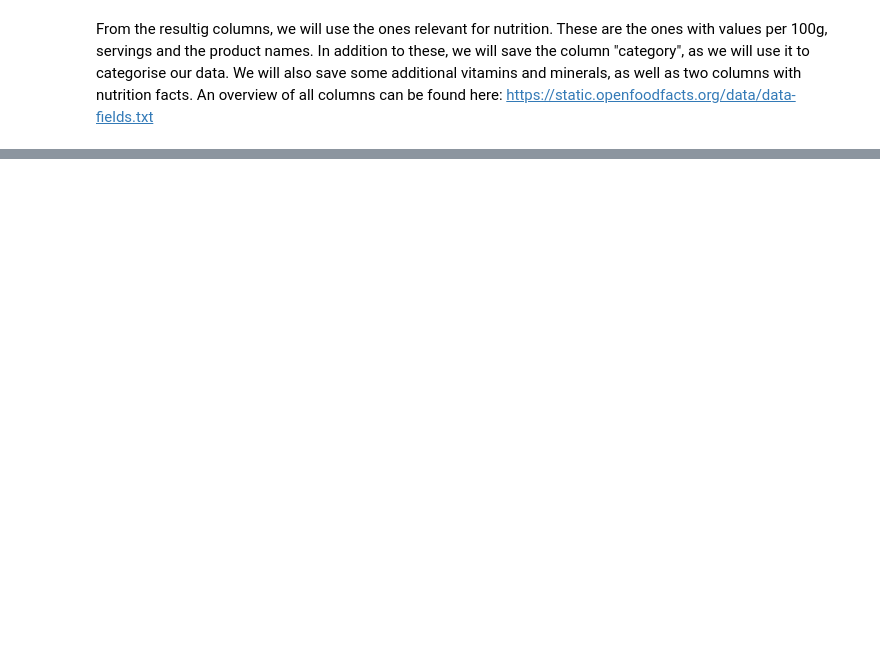
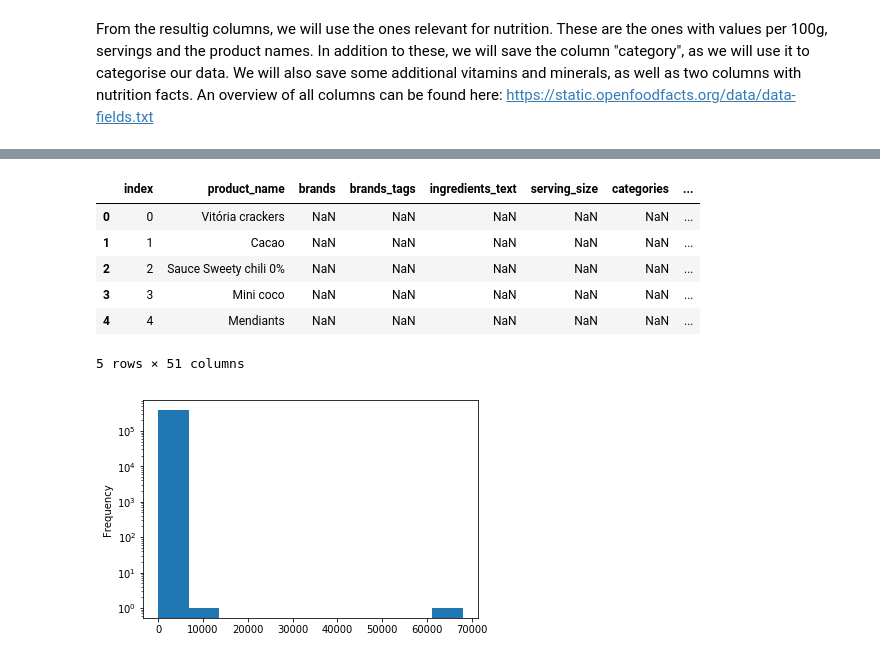
Before and after one commit to emmwel/ADAeda, a Jupyter notebook: Project/emmas.ipynb, the cells around one changed output, grey strips where cells are left out. Cells and saved outputs as stored; diff of their text form; code cells hidden in the pictures; blank space fills up the shorter version.

```diff
--- a/Project/emmas.ipynb
+++ b/Project/emmas.ipynb
@@ -111,0 +130,3 @@ usa = us_data[re_columns]
+# %%
+france = pd.read_csv(data_folder + 'france.csv')
+usa = pd.read_csv(data_folder + 'usa.csv')
@@ -111,0 +182,16 @@ usa = us_data[re_columns]
+# %%
+hmm = france.sugars_100g
+hmm = hmm.dropna()
+hmm = pd.to_numeric(hmm)
+
+#hmm.plot(kind='hist', logy=True, logx='True')
+hmm.plot(kind='hist', logy=True)
+# %% [output]
+|  | index | product_name | brands | brands_tags | ingredients_text | serving_size | categories | ... |
+| 0 | 0 | Vitória crackers | NaN | NaN | NaN | NaN | NaN | ... |
+| 1 | 1 | Cacao | NaN | NaN | NaN | NaN | NaN | ... |
+| 2 | 2 | Sauce Sweety chili 0% | NaN | NaN | NaN | NaN | NaN | ... |
+| 3 | 3 | Mini coco | NaN | NaN | NaN | NaN | NaN | ... |
+| 4 | 4 | Mendiants | NaN | NaN | NaN | NaN | NaN | ... |
+5 rows × 51 columns
+[figure, added]
```
Also changed, not shown: parts of 13 cells of this notebook.
